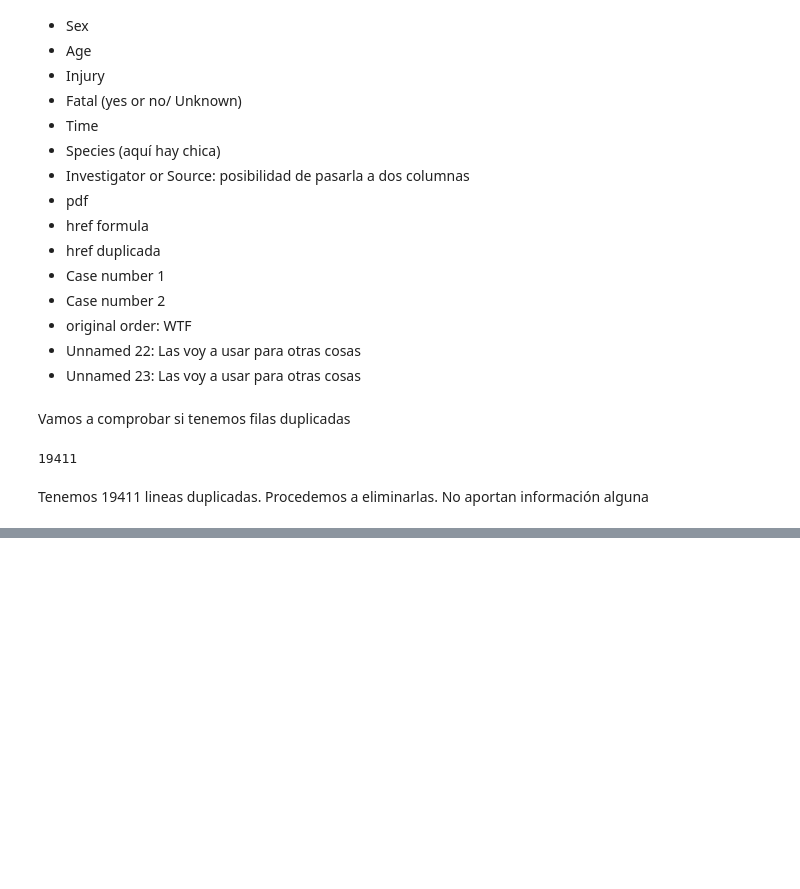
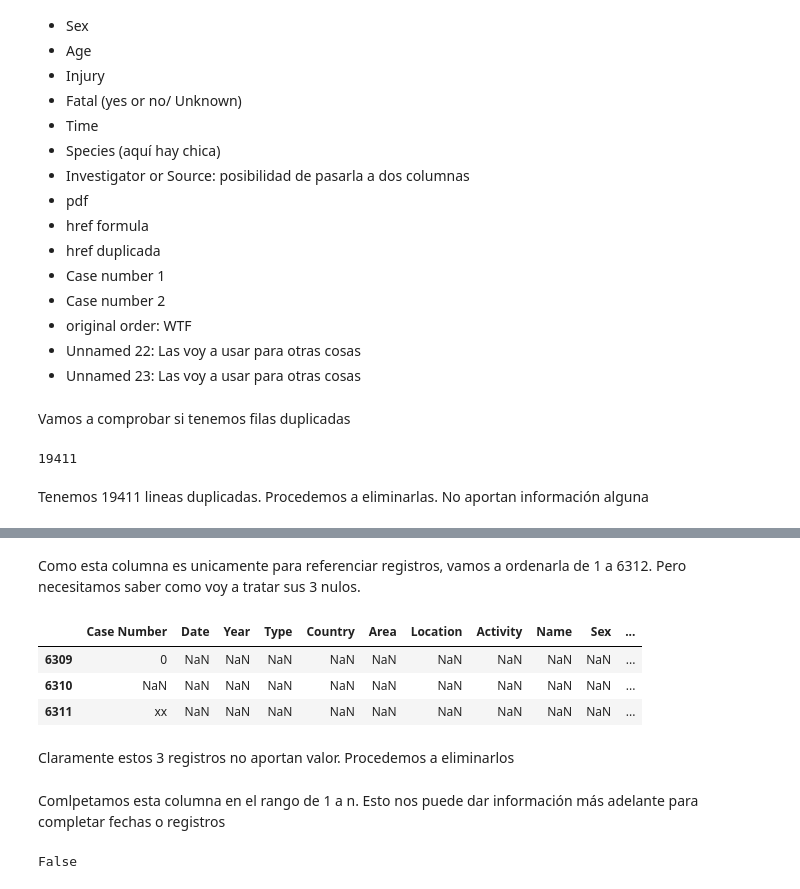
Before and after one commit to gusavato/1_IRONHACK_Sharks, a Jupyter notebook: jupyter/main.ipynb, the cells around one changed output, grey strips where cells are left out. Saved outputs shown, nothing was run; the diff lists cells and outputs as text; code cells hidden in the pictures; blank space fills up the shorter version.

```diff
--- a/jupyter/main.ipynb
+++ b/jupyter/main.ipynb
@@ -128,0 +213,11 @@ sharks[(sharks['Unnamed: 22'].notna()) | sharks['Unnamed: 23'].notna() ]
+# %% [markdown]
+Como esta columna es unicamente para referenciar registros, vamos a ordenarla de 1 a 6312. Pero necesitamos saber como voy a tratar sus 3 nulos.
+# %%
+sharks[sharks['original order'].isna()]
+# %% [output]
+|  | Case Number | Date | Year | Type | Country | Area | Location | Activity | Name | Sex | ... |
+| 6309 | 0 | NaN | NaN | NaN | NaN | NaN | NaN | NaN | NaN | NaN | ... |
+| 6310 | NaN | NaN | NaN | NaN | NaN | NaN | NaN | NaN | NaN | NaN | ... |
+| 6311 | xx | NaN | NaN | NaN | NaN | NaN | NaN | NaN | NaN | NaN | ... |
+# %% [markdown]
+Claramente estos 3 registros no aportan valor. Procedemos a eliminarlos
@@ -128,0 +227,6 @@ sharks[(sharks['Unnamed: 22'].notna()) | sharks['Unnamed: 23'].notna() ]
+# %% [markdown]
+Comlpetamos esta columna en el rango de 1 a n. Esto nos puede dar información más adelante para completar fechas o registros
+# %%
+sharks['original order'].is_monotonic_increasing
+# %% [output]
+False
```
Also changed, not shown: parts of 25 cells of this notebook, 1 other file.
